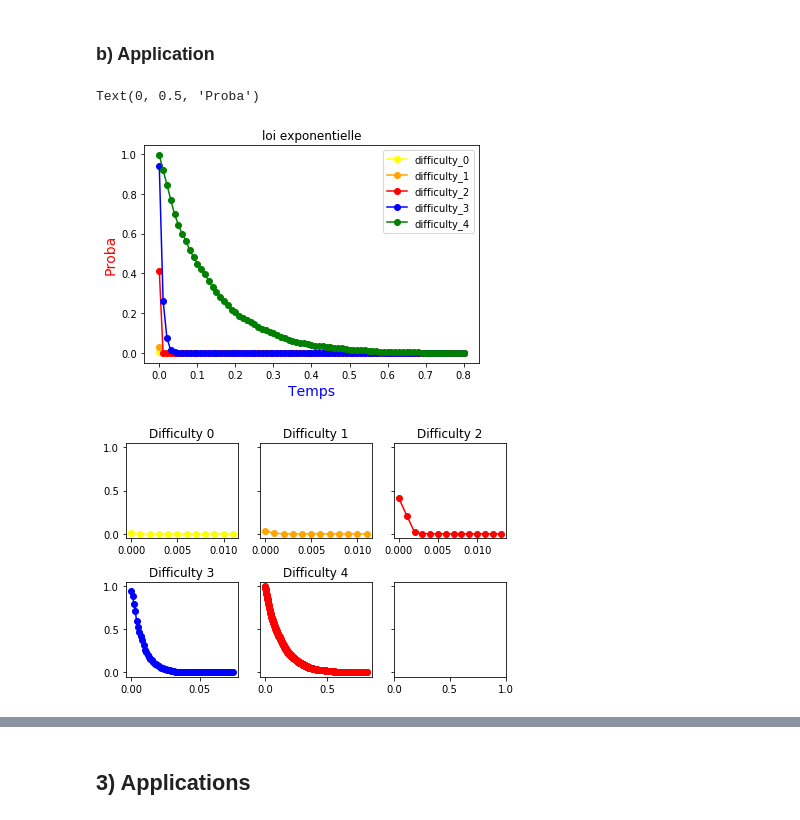
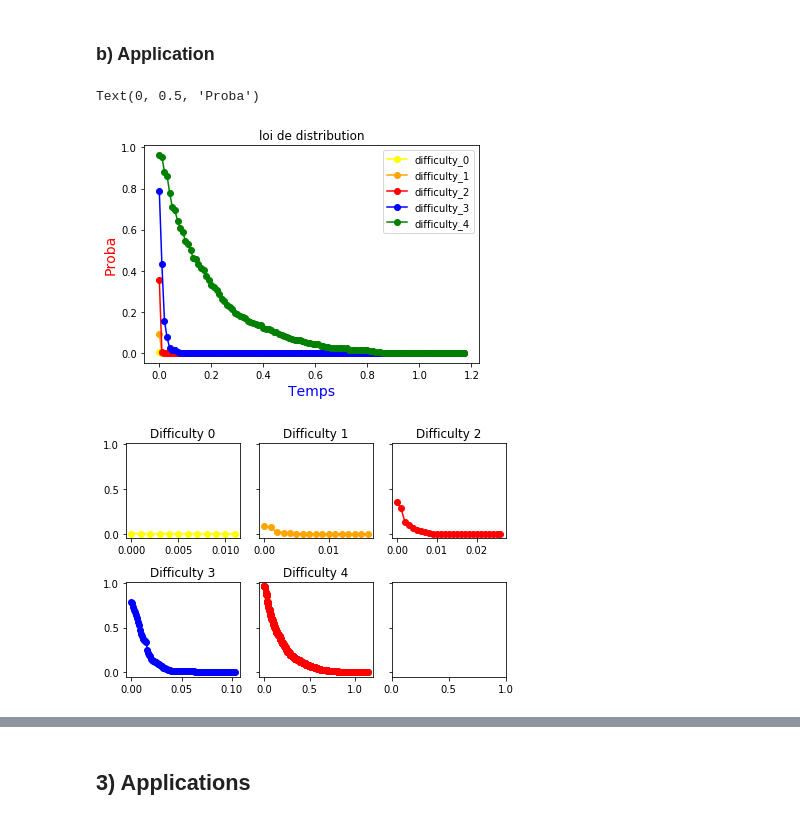
Before and after one commit to redek-zelton/Cryptofinance, a Jupyter notebook: Proof of Work Mining/Proof_of_Work_Mining.ipynb, the cells around one changed output, grey strips where cells are left out. Saved outputs shown, nothing was run; the diff lists cells and outputs as text; code cells hidden in the pictures.

```diff
--- a/Proof of Work Mining/Proof_of_Work_Mining.ipynb
+++ b/Proof of Work Mining/Proof_of_Work_Mining.ipynb
@@ -151,7 +151,7 @@ def Exp(L_Temps,target):
 ### b) Application
 # %%
 #Paramètres
-nombre=1000
+nombre=500
 previous_block=""
 
 #Simulation de difficulté 0
@@ -164,11 +164,9 @@ Pack2 = Package(previous_block,2,nombre)
 Pack3 = Package(previous_block,3,nombre)
 #Simulation de difficulté 4
 Pack4 = Package(previous_block,4,nombre)
-#Simulation de difficulté 5
-#Pack5 = Package(previous_block,5,nombre)
 # %%
 # Paramètres pour l'axe des abscisses
-max_time=max(Pack4[0][0])
+max_time=max(Pack4[0][0])+0.05
 
 # Probabilités pour chaque difficulté
 Y0_Exp=[]
@@ -176,7 +174,6 @@ Y1_Exp=[]
 Y2_Exp=[]
 Y3_Exp=[]
 Y4_Exp=[]
-#Y5_Exp=[]
 X_axis=np.arange(0,max_time,0.01)
 for target in X_axis:
     Y0_Exp.append(Exp(Pack0[0][0],target))
@@ -184,23 +181,21 @@ for target in X_axis:
     Y2_Exp.append(Exp(Pack2[0][0],target))
     Y3_Exp.append(Exp(Pack3[0][0],target))
     Y4_Exp.append(Exp(Pack4[0][0],target))
-    #Y5_Exp.append(Exp(Pack5[0][0],target))
 # %%
 # Visualisation
 fig,ax=plt.subplots()
-plt.title('loi exponentielle')
+plt.title('loi de distribution')
 ax.plot(X_axis,Y0_Exp,marker="o",color='yellow')
 ax.plot(X_axis,Y1_Exp,marker="o",color='orange')
 ax.plot(X_axis,Y2_Exp,marker="o",color='red')
 ax.plot(X_axis,Y3_Exp,marker="o",color='blue')
 ax.plot(X_axis,Y4_Exp,marker="o",color='green')
-#ax.plot(X_axis,Y5_Exp,marker="o",color='black')
-ax.legend(['difficulty_0','difficulty_1','difficulty_2','difficulty_3','difficulty_4','difficulty_5'])
+ax.legend(['difficulty_0','difficulty_1','difficulty_2','difficulty_3','difficulty_4'])
 ax.set_xlabel("Temps",color="blue",fontsize=14)
 ax.set_ylabel("Proba",color="red",fontsize=14)
 # %% [output]
 Text(0, 0.5, 'Proba')
-[figure, old version]
+[figure, new version]
 # %%
 # Visualisation séparée
 
@@ -245,15 +240,7 @@ for target in X4:
 ax[1,1].plot(X4,Y4,marker="o",color='red')
 ax[1,1].set_title("Difficulty 4")
 
-#Plot Difficulty 5
-#Y5=[]
-#X5=np.arange(0,max(Pack5[0][0])+0.01,0.001)
-#for target in X5:
-#    Y5.append(Exp(Pack5[0][0],target))
-#ax[2,0].plot(X5,Y5,marker="o",color='black')
-#ax[2,0].set_title("Difficulty 5")
-
 plt.tight_layout()
 plt.show()
 # %% [output]
-[figure, old version]
+[figure, new version]
```
Also changed, not shown: parts of 2 cells of this notebook.
